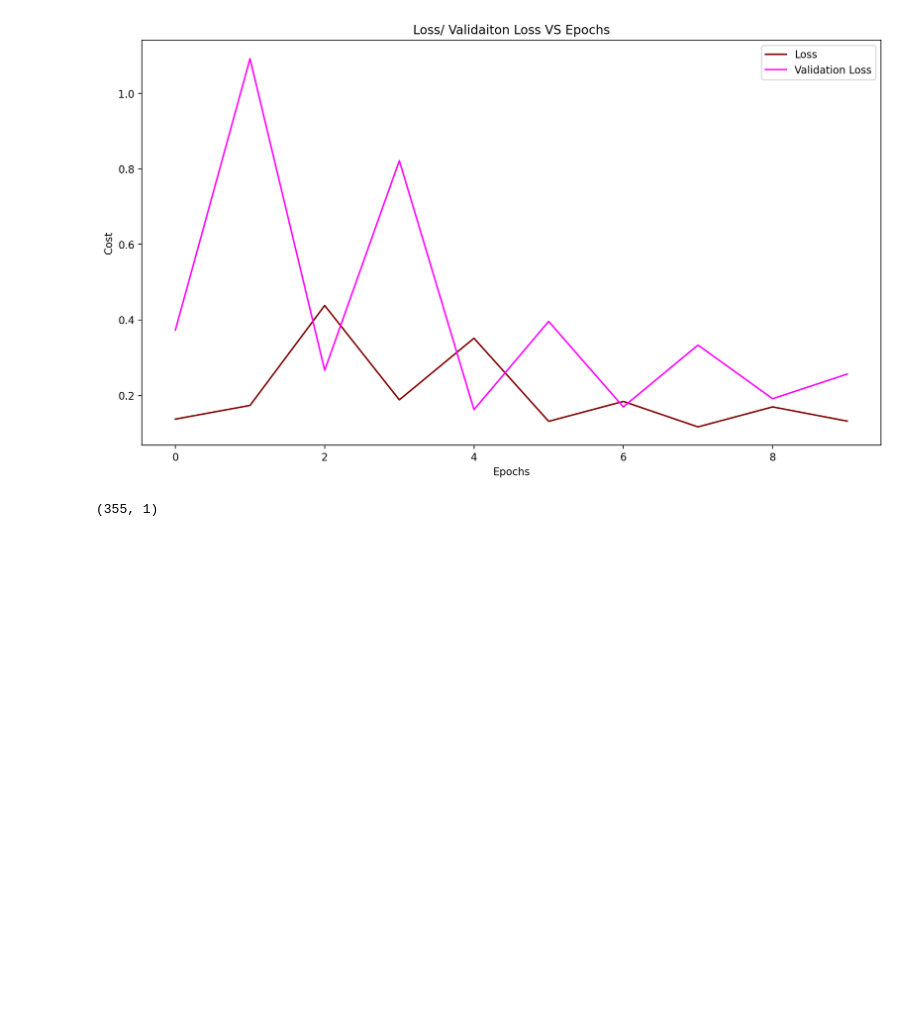
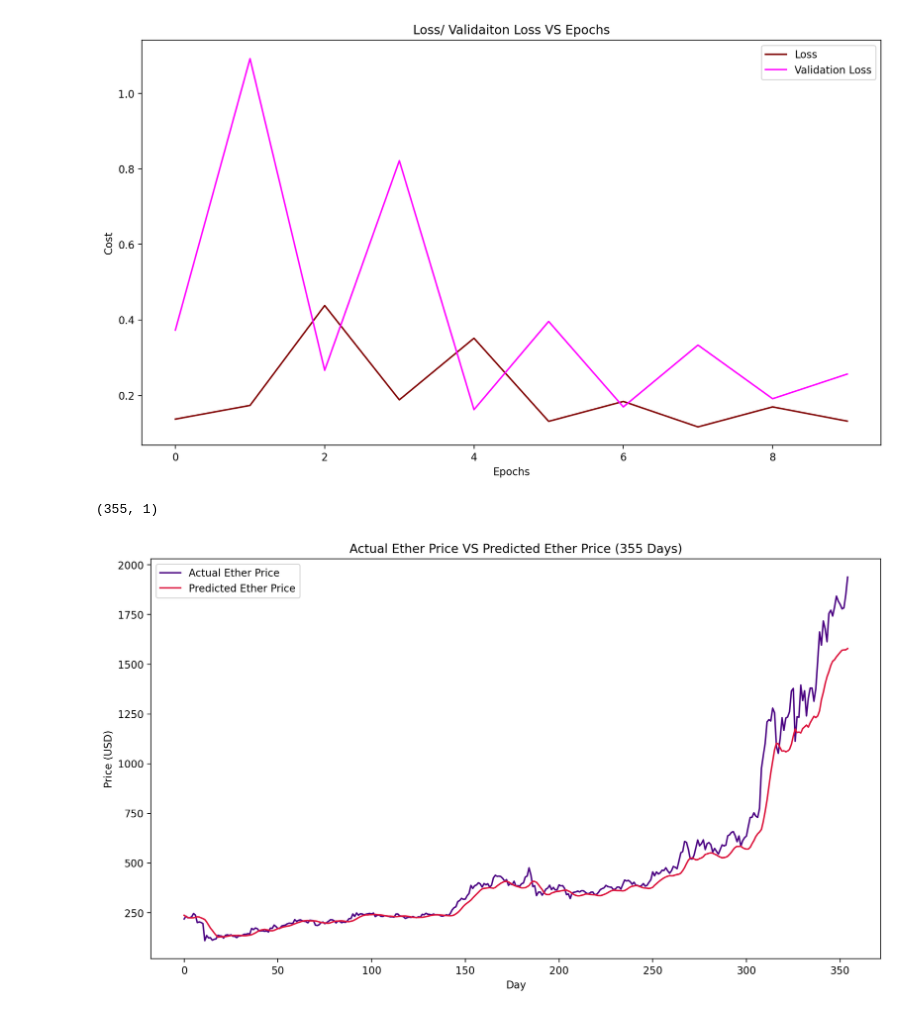
Before and after one commit to samin-al-wasee/ether-price-prediction-rnn-lstm, a Jupyter notebook: ether-price-prediction.ipynb, the cells around one changed output. Cells and saved outputs as stored; diff of their text form; code cells hidden in the pictures; blank space fills up the shorter version.

Commit message:
Plot Actual VS Prediction

```diff
--- a/ether-price-prediction.ipynb
+++ b/ether-price-prediction.ipynb
@@ -332,10 +332,12 @@ actual_ether_data = min_max_scaler.inverse_transform(lstm_test_y.reshape(-1, 1))
 (355, 1)
 # %%
 plt.figure(figsize=(12.80, 7.20), dpi=200)
-plt.plot(training_result.history["loss"], color="maroon", label="Loss")
-plt.plot(training_result.history["val_loss"], color="magenta", label="Validation Loss")
+plt.plot(actual_ether_data, color="indigo", label="Actual Ether Price")
+plt.plot(predicted_ether_data, color="crimson", label="Predicted Ether Price")
 plt.legend()
-plt.xlabel("Epochs")
-plt.ylabel("Cost")
-plt.title("Loss/ Validaiton Loss VS Epochs")
+plt.xlabel("Day")
+plt.ylabel("Price (USD)")
+plt.title("Actual Ether Price VS Predicted Ether Price (355 Days)")
 plt.show()
+# %% [output]
+[figure, added]
```
